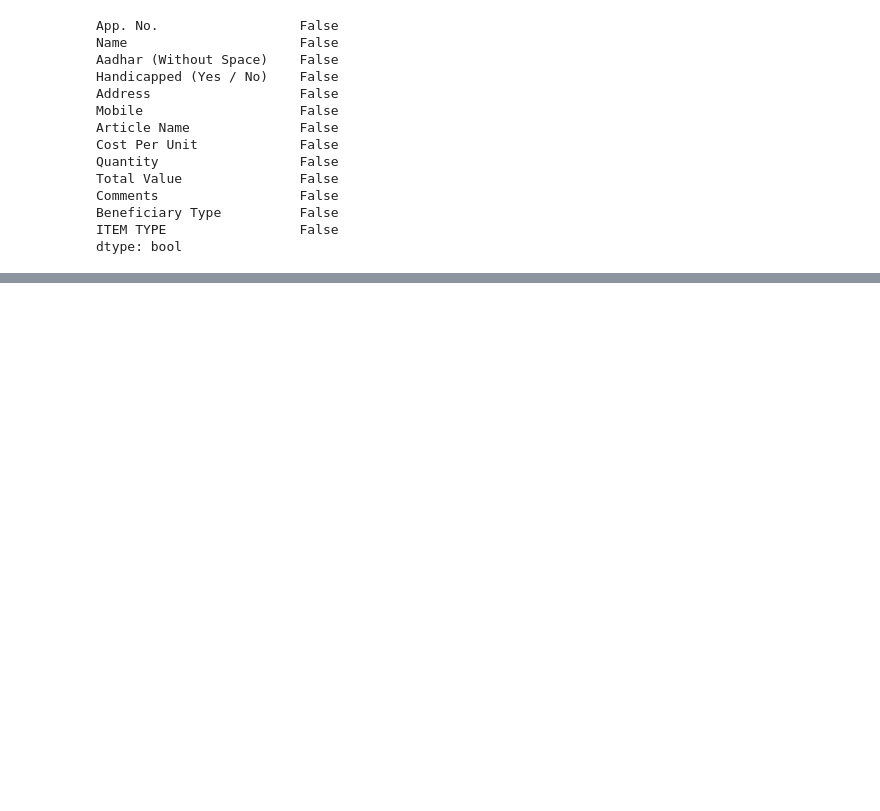
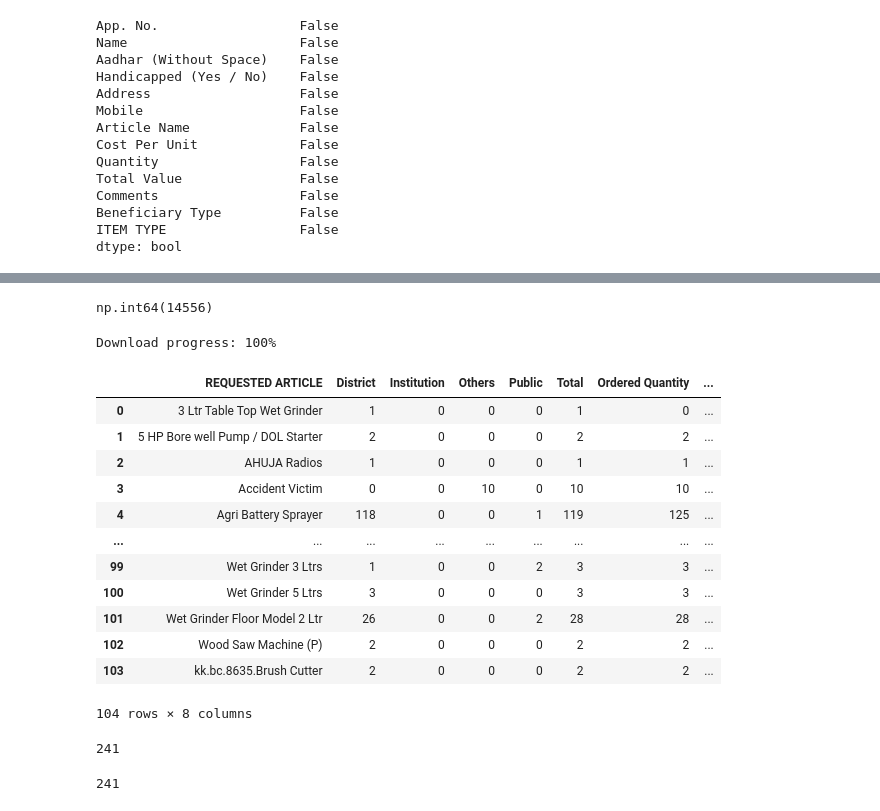
Before and after one commit to ash-sha/MNP25, a Jupyter notebook: codes/frontend.ipynb, the cells around one changed output, grey strips where cells are left out. Drawn from its saved outputs; the diff is of its cells as text; code cells hidden in the pictures; blank space fills up the shorter version.

```diff
--- a/codes/frontend.ipynb
+++ b/codes/frontend.ipynb
@@ -568,0 +589,30 @@ dtype: bool
+# %%
+grouped["Quantity"].sum()
+# %% [output]
+np.int64(14556)
+# %%
+ext =read_file(ord_req_id)
+ext
+# %% [output]
+Download progress: 100%
+|  | REQUESTED ARTICLE | District | Institution | Others | Public | Total | Ordered Quantity | ... |
+| 0 | 3 Ltr Table Top Wet Grinder | 1 | 0 | 0 | 0 | 1 | 0 | ... |
+| 1 | 5 HP Bore well Pump / DOL Starter | 2 | 0 | 0 | 0 | 2 | 2 | ... |
+| 2 | AHUJA Radios | 1 | 0 | 0 | 0 | 1 | 1 | ... |
+| 3 | Accident Victim | 0 | 0 | 10 | 0 | 10 | 10 | ... |
+| 4 | Agri Battery Sprayer | 118 | 0 | 0 | 1 | 119 | 125 | ... |
+| ... | ... | ... | ... | ... | ... | ... | ... | ... |
+| 99 | Wet Grinder 3 Ltrs | 1 | 0 | 0 | 2 | 3 | 3 | ... |
+| 100 | Wet Grinder 5 Ltrs | 3 | 0 | 0 | 0 | 3 | 3 | ... |
+| 101 | Wet Grinder Floor Model 2 Ltr | 26 | 0 | 0 | 2 | 28 | 28 | ... |
+| 102 | Wood Saw Machine (P) | 2 | 0 | 0 | 0 | 2 | 2 | ... |
+| 103 | kk.bc.8635.Brush Cutter | 2 | 0 | 0 | 0 | 2 | 2 | ... |
+104 rows × 8 columns
+# %%
+int(ext[ext["REQUESTED ARTICLE"]=="Sewing Machine ORD / Motor"]["District"].values[0])
+# %% [output]
+241
+# %%
+int(ext.loc[ext["REQUESTED ARTICLE"] == "Sewing Machine ORD / Motor", "District"].values[0])
+# %% [output]
+241
```
Also changed, not shown: parts of 32 cells of this notebook, 6 other files.
